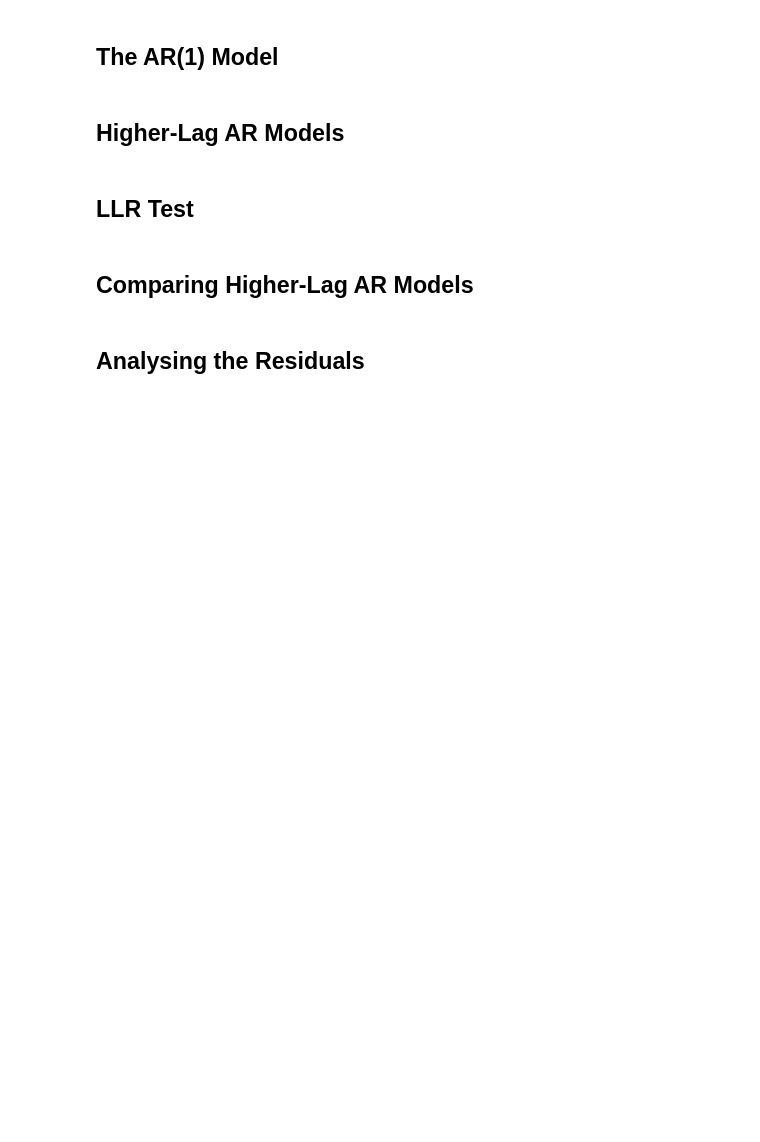
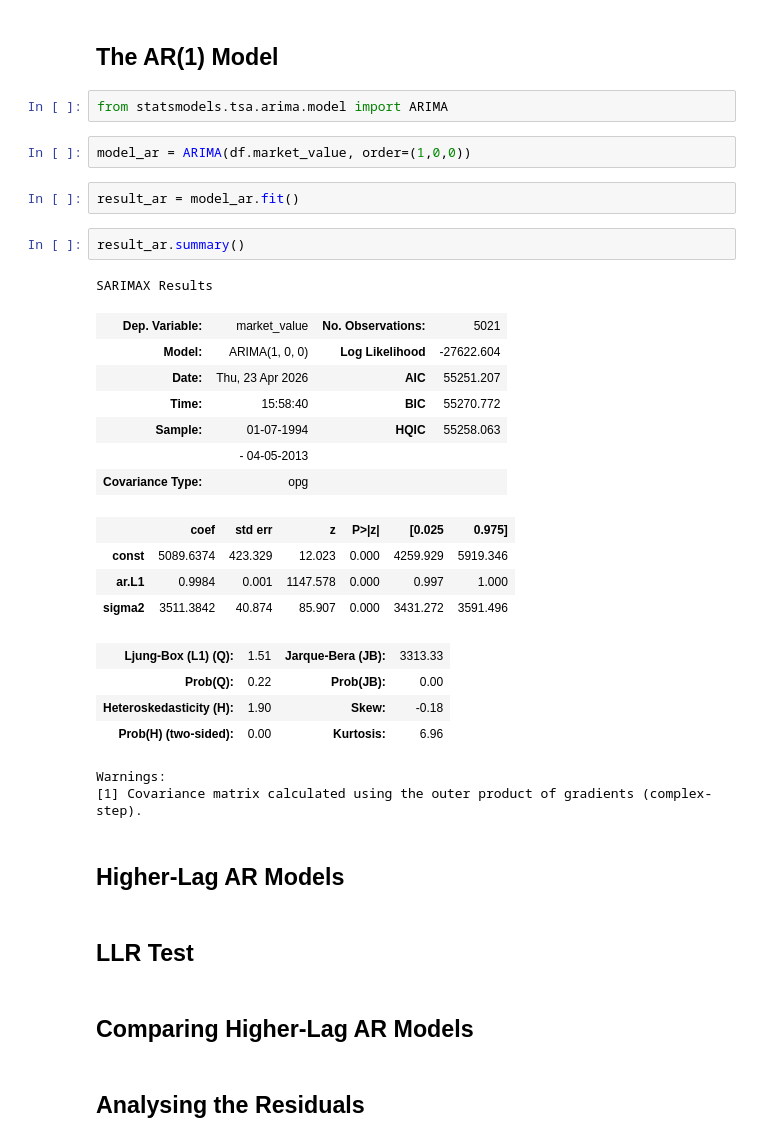
Before and after one commit to PradhumanSoni/Time-Series-Analysis, a Jupyter notebook: code_files/Section 7 (Prices) - The AR Model - Template .ipynb, the cells around one changed output. Cells and saved outputs as stored; diff of their text form; blank space fills up the shorter version.

Commit message:
learned AR(1) model

```diff
--- a/code_files/Section 7 (Prices) - The AR Model - Template .ipynb
+++ b/code_files/Section 7 (Prices) - The AR Model - Template .ipynb
@@ -35,5 +60,32 @@ df, df_test = df_comp.iloc[:size], df_comp.iloc[size:]
 # %% [markdown]
 ## The AR(1) Model
+# %%
+from statsmodels.tsa.arima.model import ARIMA
+# %%
+model_ar = ARIMA(df.market_value, order=(1,0,0))
+# %%
+result_ar = model_ar.fit()
+# %%
+result_ar.summary()
+# %% [output]
+SARIMAX Results
+| Dep. Variable: | market_value | No. Observations: | 5021 |
+| Model: | ARIMA(1, 0, 0) | Log Likelihood | -27622.604 |
+| Date: | Thu, 23 Apr 2026 | AIC | 55251.207 |
+| Time: | 15:58:40 | BIC | 55270.772 |
+| Sample: | 01-07-1994 | HQIC | 55258.063 |
+|  | - 04-05-2013 |  |  |
+| Covariance Type: | opg |  |  |
+|  | coef | std err | z | P>|z| | [0.025 | 0.975] |
+| const | 5089.6374 | 423.329 | 12.023 | 0.000 | 4259.929 | 5919.346 |
+| ar.L1 | 0.9984 | 0.001 | 1147.578 | 0.000 | 0.997 | 1.000 |
+| sigma2 | 3511.3842 | 40.874 | 85.907 | 0.000 | 3431.272 | 3591.496 |
+| Ljung-Box (L1) (Q): | 1.51 | Jarque-Bera (JB): | 3313.33 |
+| Prob(Q): | 0.22 | Prob(JB): | 0.00 |
+| Heteroskedasticity (H): | 1.90 | Skew: | -0.18 |
+| Prob(H) (two-sided): | 0.00 | Kurtosis: | 6.96 |
+Warnings:
+[1] Covariance matrix calculated using the outer product of gradients (complex-step).
 # %% [markdown]
 ## Higher-Lag AR Models
 # %% [markdown]
```
Also changed, not shown: parts of 5 cells of this notebook, 1 other file.
